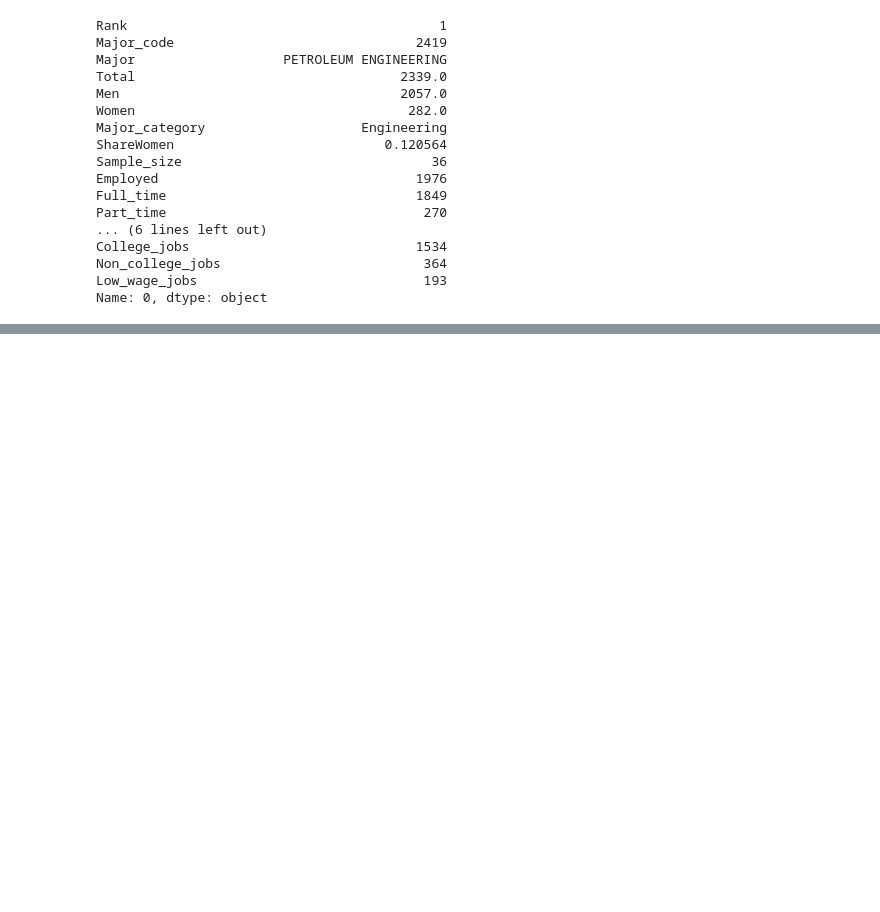
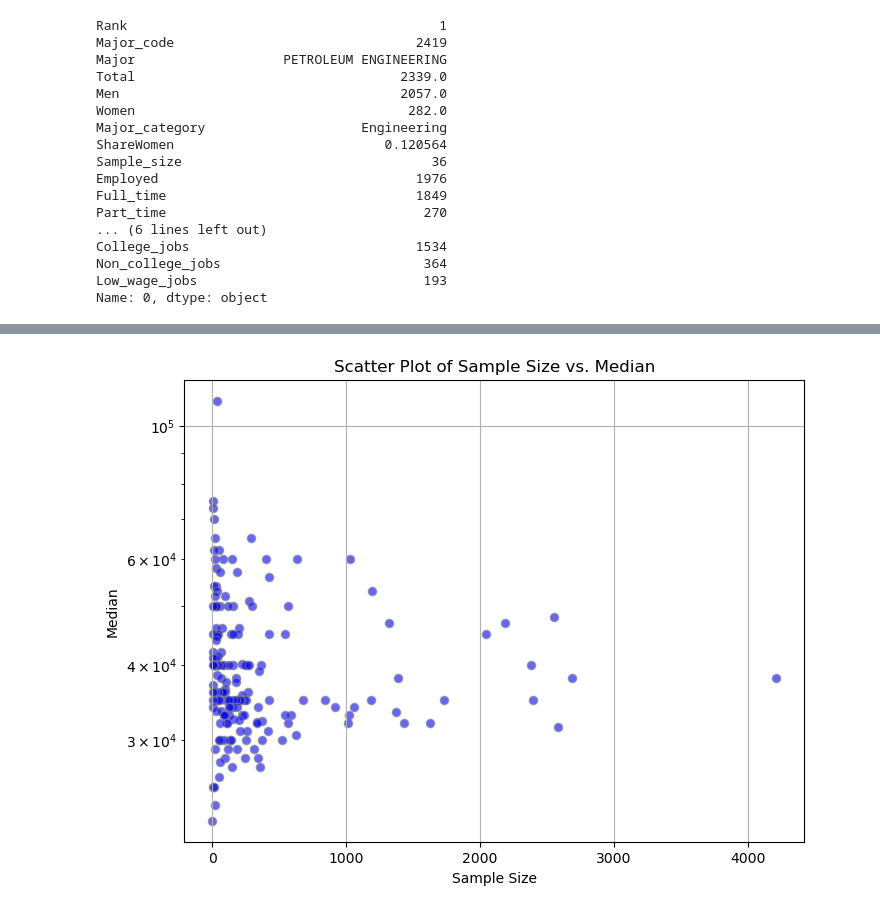
Before and after one commit to Nimaga95/Data_Science_Project-1, a Jupyter notebook: data_exploratory.ipynb, the cells around one changed output, grey strips where cells are left out. Drawn from its saved outputs; the diff is of its cells as text; code cells hidden in the pictures; blank space fills up the shorter version.

```diff
--- a/data_exploratory.ipynb
+++ b/data_exploratory.ipynb
@@ -31,0 +57,20 @@ Name: 0, dtype: object
+# %%
+plt.figure(figsize=(8, 6))  # Adjust the figure size to your preference
+
+# Plot the data with a scatter plot
+plt.scatter(data['Sample_size'], data['Median'], c='blue', edgecolors='gray', alpha=0.6)
+
+# Customize the appearance of the plot
+plt.xlabel('Sample Size')
+plt.ylabel('Median')
+plt.title('Scatter Plot of Sample Size vs. Median')
+plt.grid(True)
+
+# Change the scale of the y-axis (optional)
+# You can use log scale for the y-axis to handle a wide range of values
+plt.yscale('log')
+
+# Show the plot
+plt.show()
+# %% [output]
+[figure, added]
```
Also changed, not shown: parts of 10 cells of this notebook.
